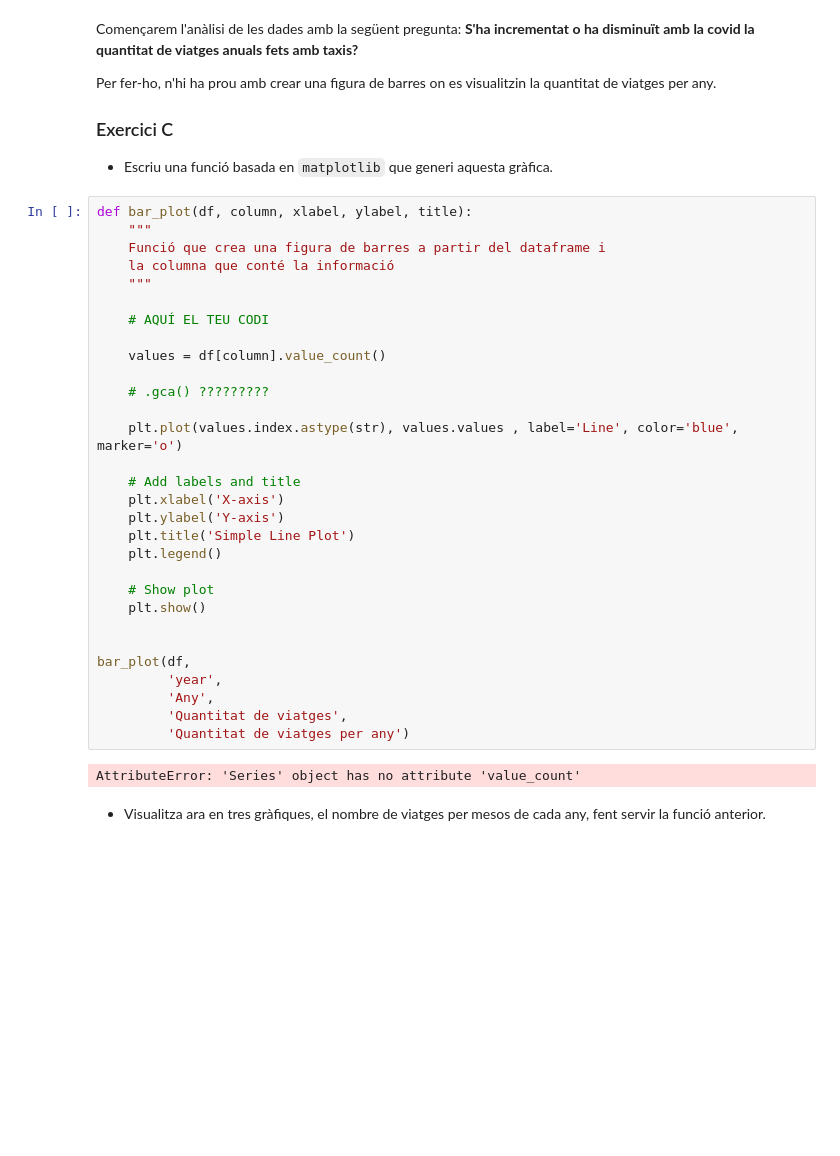
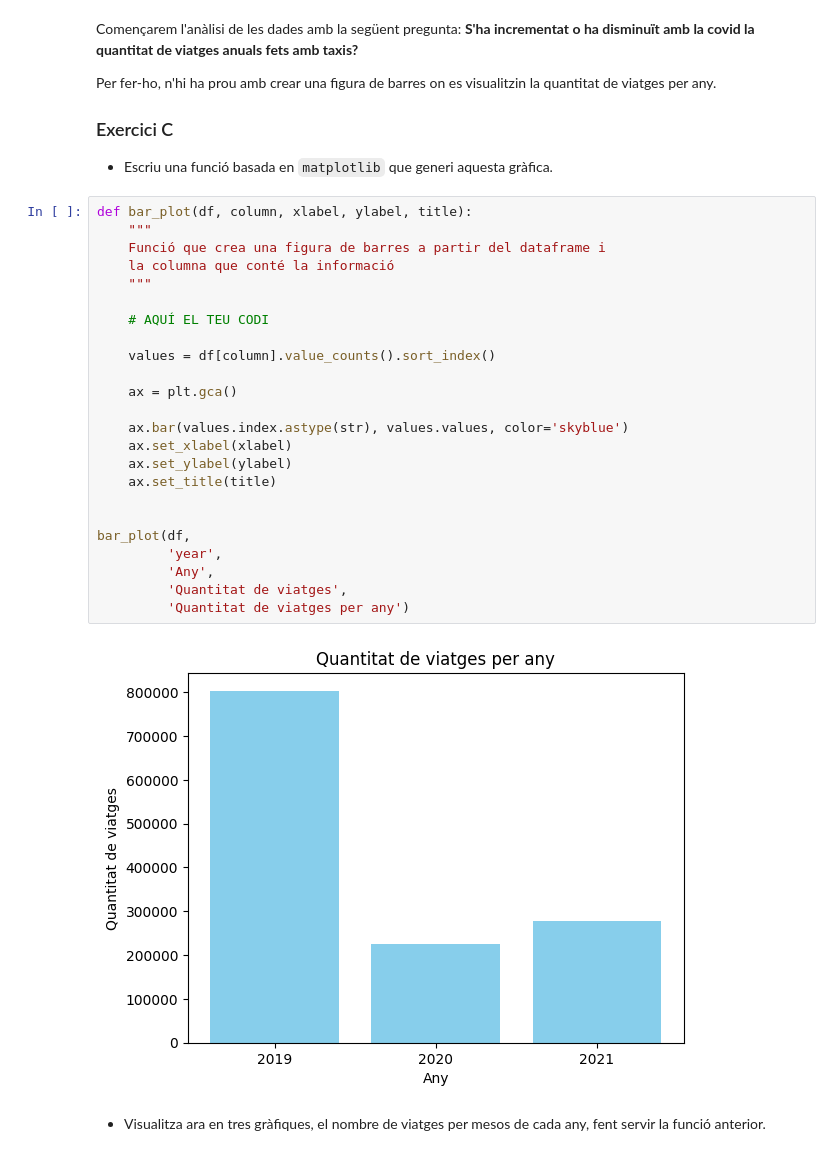
Before and after one commit to sudo-Itramplay/PracticaTNUI, a Jupyter notebook: Practica12025.ipynb, the cells around one changed output. Drawn from its saved outputs; the diff is of its cells as text; blank space fills up the shorter version.

Commit message:
Plot anys i mes

```diff
--- a/Practica12025.ipynb
+++ b/Practica12025.ipynb
@@ -375,35 +375,29 @@ Per fer-ho, n'hi ha prou amb crear una figura de barres on es visualitzin la qua
 # %%
 def bar_plot(df, column, xlabel, ylabel, title):
     """
     Funció que crea una figura de barres a partir del dataframe i
     la columna que conté la informació
     """
 
     # AQUÍ EL TEU CODI
 
-    values = df[column].value_count()
+    values = df[column].value_counts().sort_index()
 
-    # .gca() ?????????
+    ax = plt.gca()
 
-    plt.plot(values.index.astype(str), values.values , label='Line', color='blue', marker='o')
-
-    # Add labels and title
-    plt.xlabel('X-axis')
-    plt.ylabel('Y-axis')
-    plt.title('Simple Line Plot')
-    plt.legend()
-
-    # Show plot
-    plt.show()
+    ax.bar(values.index.astype(str), values.values, color='skyblue')
+    ax.set_xlabel(xlabel)
+    ax.set_ylabel(ylabel)
+    ax.set_title(title)
 
 
 bar_plot(df,
          'year',
          'Any',
          'Quantitat de viatges',
          'Quantitat de viatges per any')
 # %% [output]
-AttributeError: 'Series' object has no attribute 'value_count'
+[figure, added]
 # %% [markdown]
 + Visualitza ara en tres gràfiques, el nombre de viatges per mesos de cada any, fent servir la funció anterior.
 # %%
```
Also changed, not shown: parts of 1 cell of this notebook.
